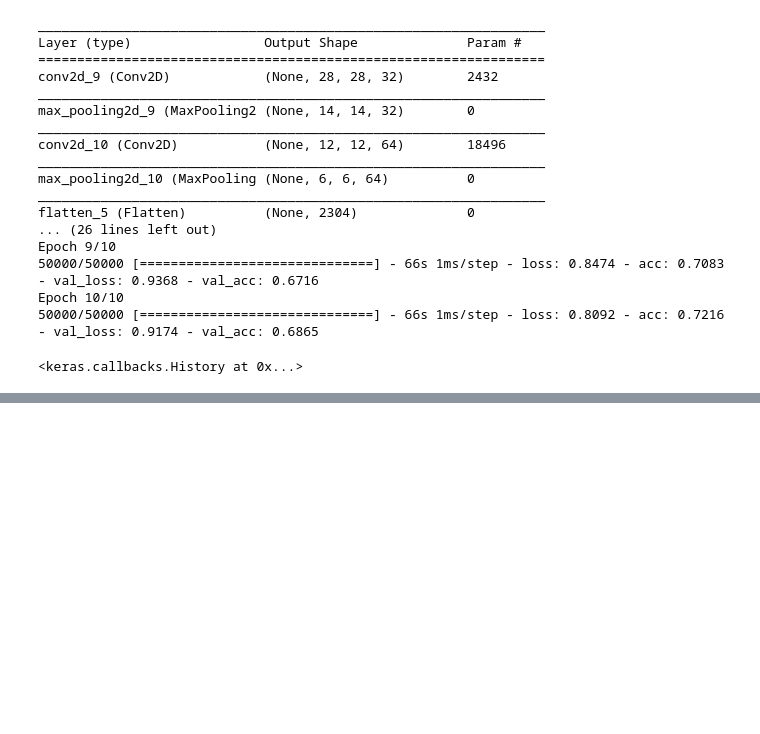
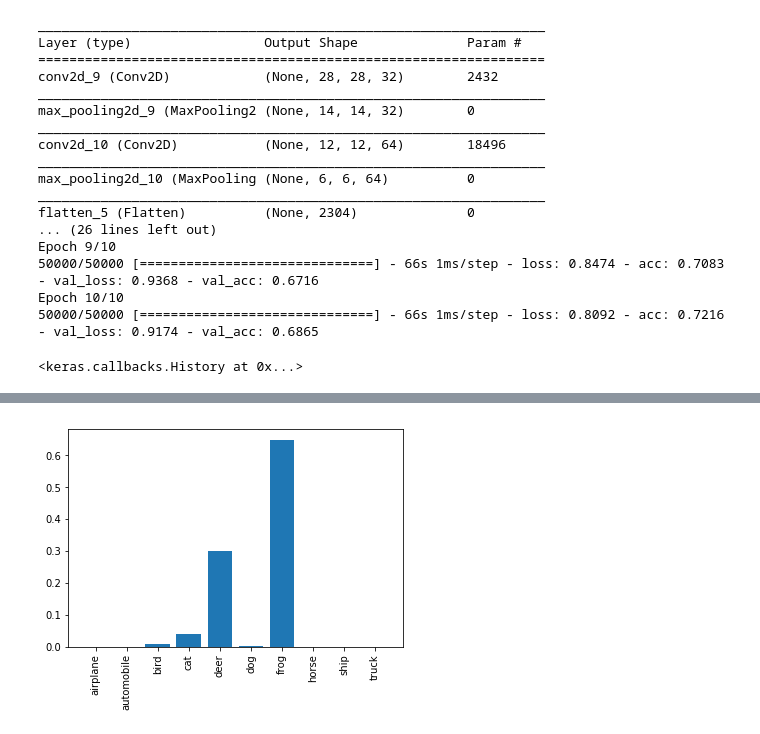
Before and after one commit to abulbasar/neural-networks, a Jupyter notebook: demos/Day 3 - cifar 10.ipynb, the cells around one changed output, grey strips where cells are left out. Cells and saved outputs as stored; diff of their text form; code cells hidden in the pictures; blank space fills up the shorter version.

```diff
--- a/demos/Day 3 - cifar 10.ipynb
+++ b/demos/Day 3 - cifar 10.ipynb
@@ -118,0 +184,5 @@ Epoch 10/10
+# %%
+plt.bar(range(10), model.predict(a)[0])
+plt.xticks(range(10), labels, rotation = "90");
+# %% [output]
+[figure, added]
```
Also changed, not shown: parts of 11 cells of this notebook, 4 other files.
